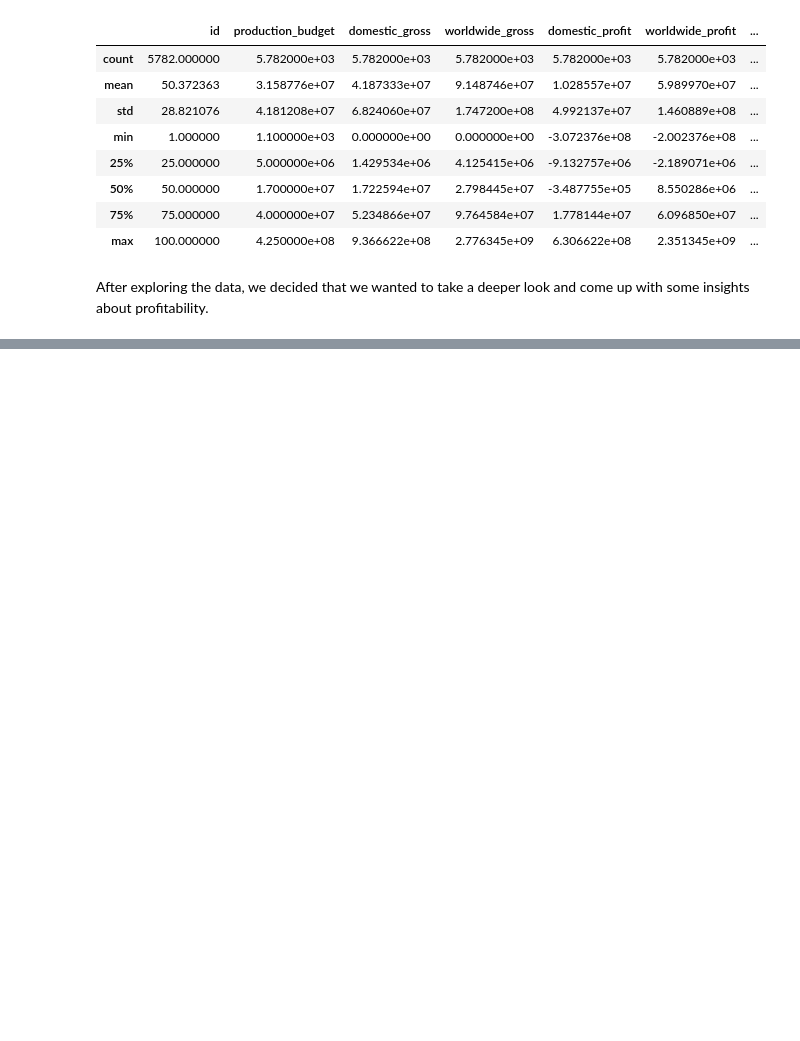
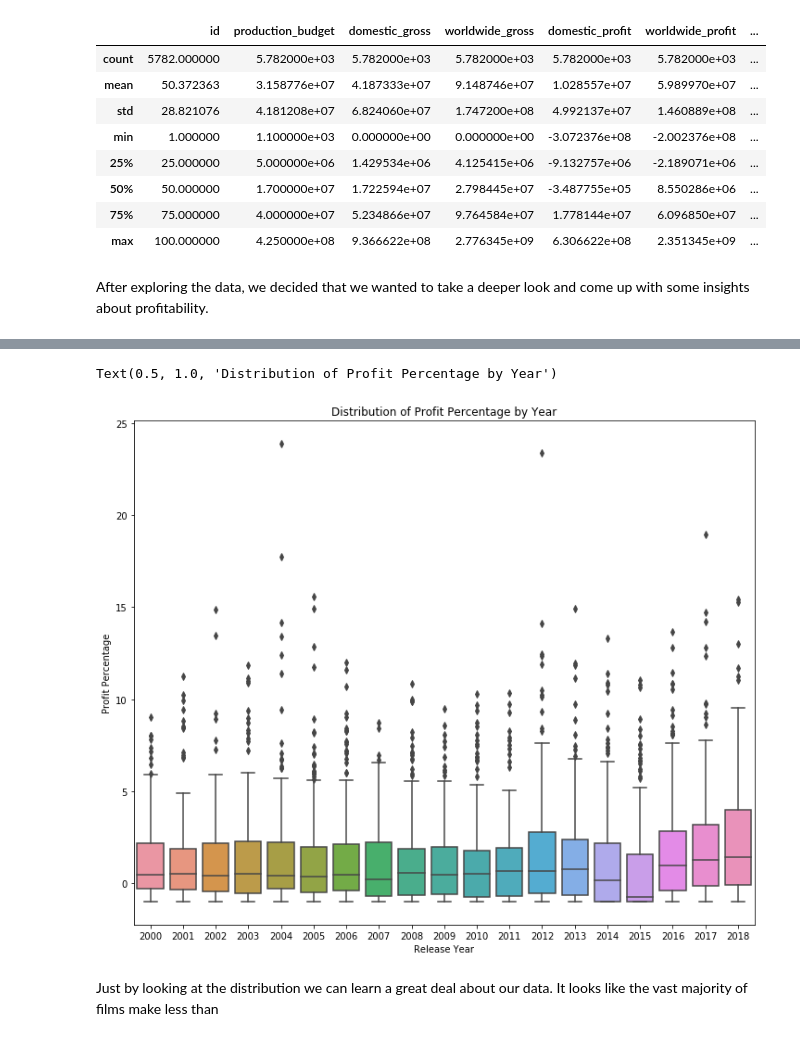
Before and after one commit to powergascan/mod-1-proj, a Jupyter notebook: NarrativeNotebook.ipynb, the cells around one changed output, grey strips where cells are left out. Drawn from its saved outputs; the diff is of its cells as text; code cells hidden in the pictures; blank space fills up the shorter version.

```diff
--- a/NarrativeNotebook.ipynb
+++ b/NarrativeNotebook.ipynb
@@ -41,8 +41,8 @@ df['release_year'] = df['release_date'].dt.to_period('Y')
 df['profit_margin']=df.worldwide_profit/df.production_budget
 
 bydates=df.sort_values(by = 'release_date')
-low_cutoff=pd.to_datetime('1990')
-high_cutoff=pd.to_datetime('06/06/2019')
+low_cutoff=pd.to_datetime('2000')
+high_cutoff=pd.to_datetime('2019')
 bydate=bydates.loc[(bydates.release_date >low_cutoff)&(bydates.release_date<high_cutoff)]
 
 df2=bydate.groupby('release_year').mean().reset_index()
@@ -92,0 +96,2 @@ After exploring the data, we decided that we wanted to take a deeper look and co
+# %%
+bydate['profit_margin_outlier']=bydate.groupby('release_year')['profit_margin'].rank(pct=True)
@@ -92,0 +110,3 @@ After exploring the data, we decided that we wanted to take a deeper look and co
+# %%
+bydate_temp=bydate[bydate['profit_margin_outlier']<=0.975]
+bydate_temp.describe()
@@ -93,6 +123,13 @@ After exploring the data, we decided that we wanted to take a deeper look and co
 # %%
 #this code should go in .py file
+
+#tn_movie_budgets.sort_values(by=[column_to_sort_by], ascending=False)
 plt.figure(figsize=(12,10))
-plot2 = sns.boxplot(x="release_year", y="profit_margin", data=by_pm)
+plot2 = sns.boxplot(x="release_year", y="profit_margin", data=bydate_temp)
 plot2.set(xlabel='Release Year', ylabel='Profit Percentage')
 plot2.set_title('Distribution of Profit Percentage by Year')
+# %% [output]
+Text(0.5, 1.0, 'Distribution of Profit Percentage by Year')
+[figure, added]
+# %% [markdown]
+Just by looking at the distribution we can learn a great deal about our data. It looks like the vast majority of films make less than
```
Also changed, not shown: parts of 4 cells of this notebook.
